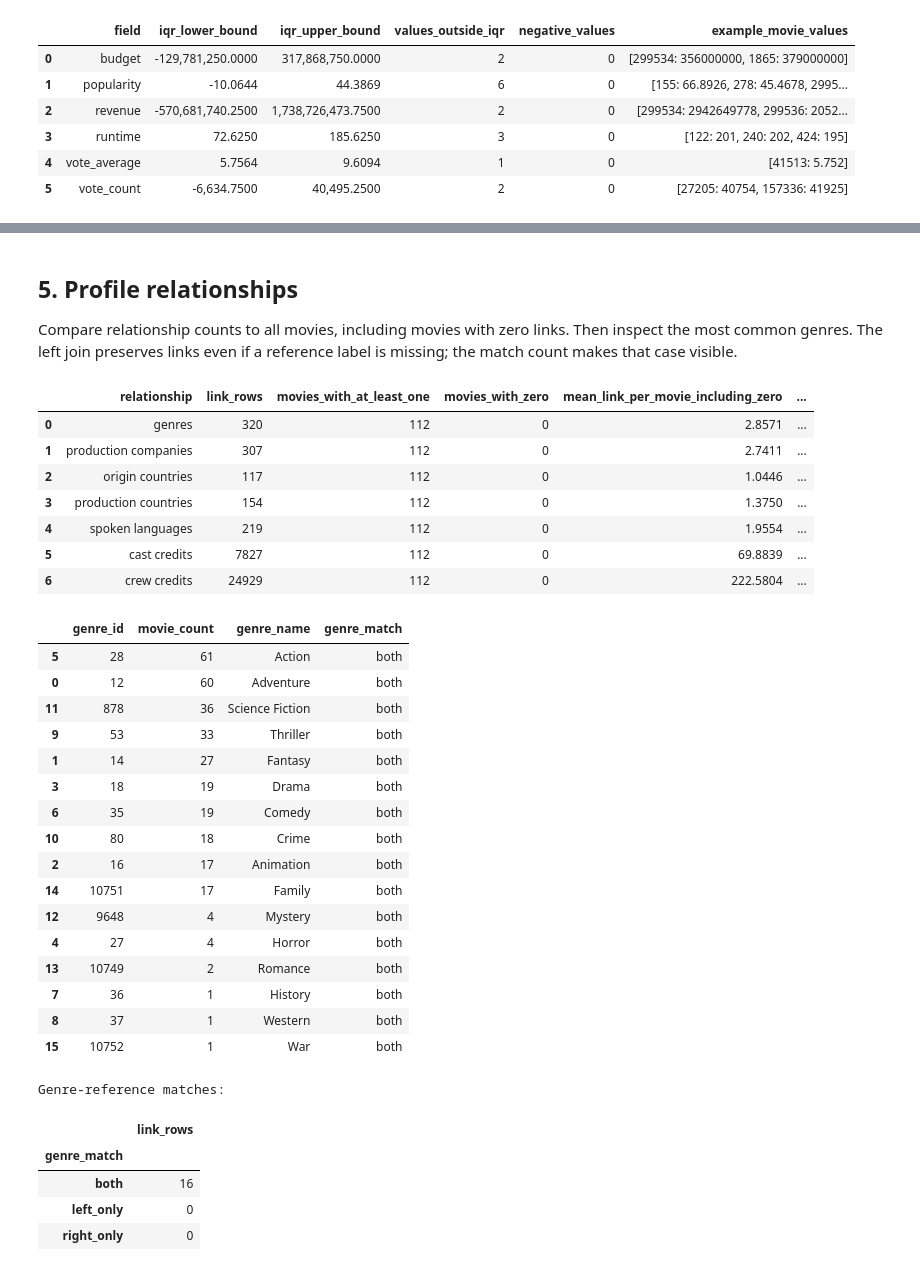
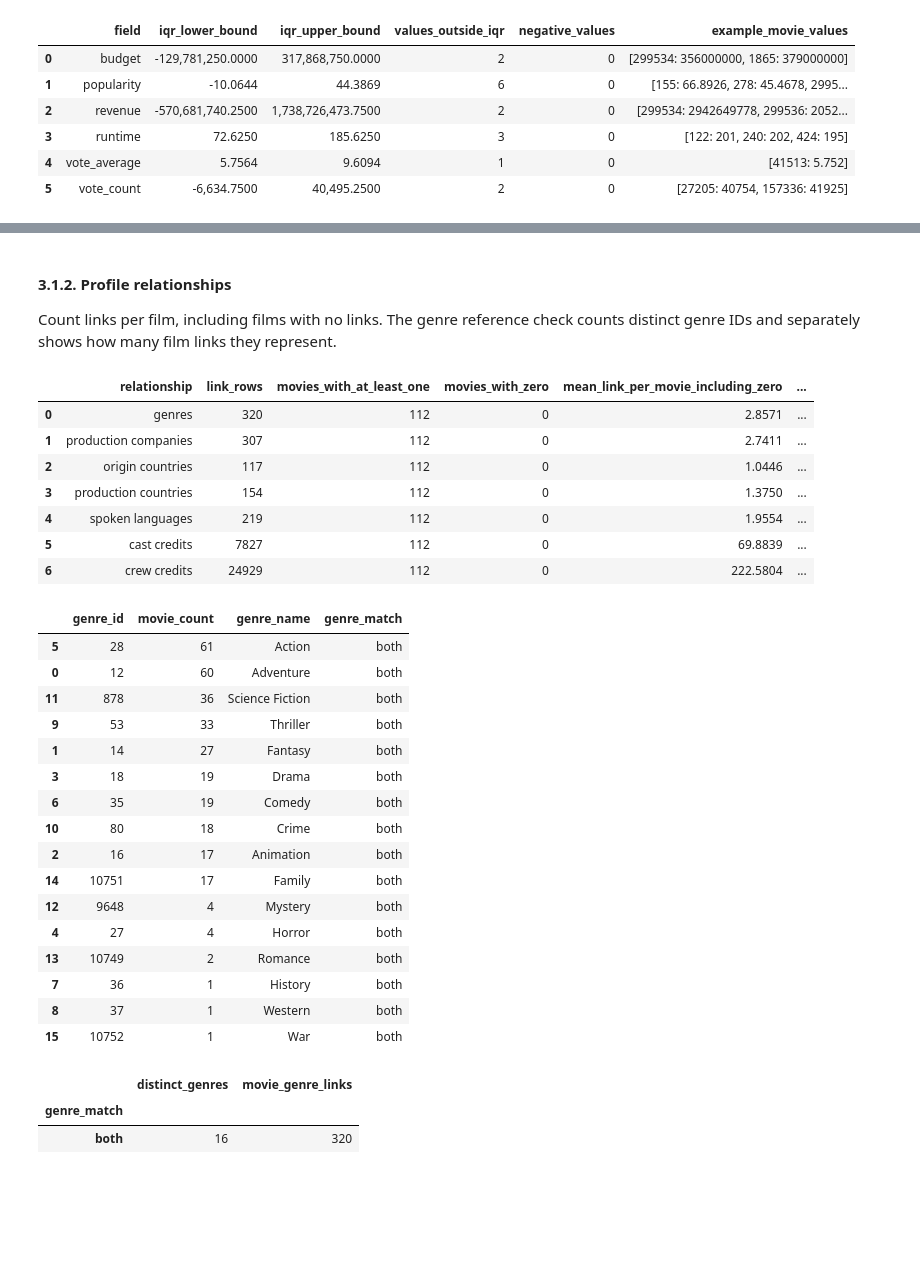
Before and after one commit to ishola-amalitech/streamvault, a Jupyter notebook: notebooks/03_eda_movie_data.ipynb, the cells around one changed output, grey strips where cells are left out. Cells and saved outputs as stored; diff of their text form; code cells hidden in the pictures; blank space fills up the shorter version.

```diff
--- a/notebooks/03_eda_movie_data.ipynb
+++ b/notebooks/03_eda_movie_data.ipynb
@@ -1069,9 +585,9 @@ Latest release years:
 | 4 | adult | False | 112 | 100.0000 |
 | 5 | video | False | 112 | 100.0000 |
 # %% [markdown]
-## 5. Profile relationships
+#### 3.1.2. Profile relationships
 
-Compare relationship counts to all movies, including movies with zero links. Then inspect the most common genres. The left join preserves links even if a reference label is missing; the match count makes that case visible.
+Count links per film, including films with no links. The genre reference check counts distinct genre IDs and separately shows how many film links they represent.
 # %%
 relationship_tables = {
     "genres": tables.movie_genres,
@@ -1122,37 +638,37 @@ genre_counts = (
     .sort_values("movie_count", ascending=False)
 )
 display(genre_counts.head(20))
 print("Genre-reference matches:")
-display(genre_counts["genre_match"].value_counts(dropna=False).to_frame("link_rows"))
+display(genre_counts.groupby("genre_match", observed=True).agg(
+    distinct_genres=("genre_id", "size"),
+    movie_genre_links=("movie_count", "sum"),
+))
 # %% [output]
 |  | relationship | link_rows | movies_with_at_least_one | movies_with_zero | mean_link_per_movie_including_zero | ... |
 | 0 | genres | 320 | 112 | 0 | 2.8571 | ... |
 | 1 | production companies | 307 | 112 | 0 | 2.7411 | ... |
 | 2 | origin countries | 117 | 112 | 0 | 1.0446 | ... |
 | 3 | production countries | 154 | 112 | 0 | 1.3750 | ... |
 | 4 | spoken languages | 219 | 112 | 0 | 1.9554 | ... |
 | 5 | cast credits | 7827 | 112 | 0 | 69.8839 | ... |
 | 6 | crew credits | 24929 | 112 | 0 | 222.5804 | ... |
 |  | genre_id | movie_count | genre_name | genre_match |
 | 5 | 28 | 61 | Action | both |
 | 0 | 12 | 60 | Adventure | both |
 | 11 | 878 | 36 | Science Fiction | both |
 | 9 | 53 | 33 | Thriller | both |
 | 1 | 14 | 27 | Fantasy | both |
 | 3 | 18 | 19 | Drama | both |
 | 6 | 35 | 19 | Comedy | both |
 | 10 | 80 | 18 | Crime | both |
 | 2 | 16 | 17 | Animation | both |
 | 14 | 10751 | 17 | Family | both |
 | 12 | 9648 | 4 | Mystery | both |
 | 4 | 27 | 4 | Horror | both |
 | 13 | 10749 | 2 | Romance | both |
 | 7 | 36 | 1 | History | both |
 | 8 | 37 | 1 | Western | both |
 | 15 | 10752 | 1 | War | both |
-Genre-reference matches:
-|  | link_rows |
-| genre_match |  |
-| both | 16 |
-| left_only | 0 |
-| right_only | 0 |
+|  | distinct_genres | movie_genre_links |
+| genre_match |  |  |
+| both | 16 | 320 |
```
Also changed, not shown: parts of 48 cells of this notebook, 8 other files.
